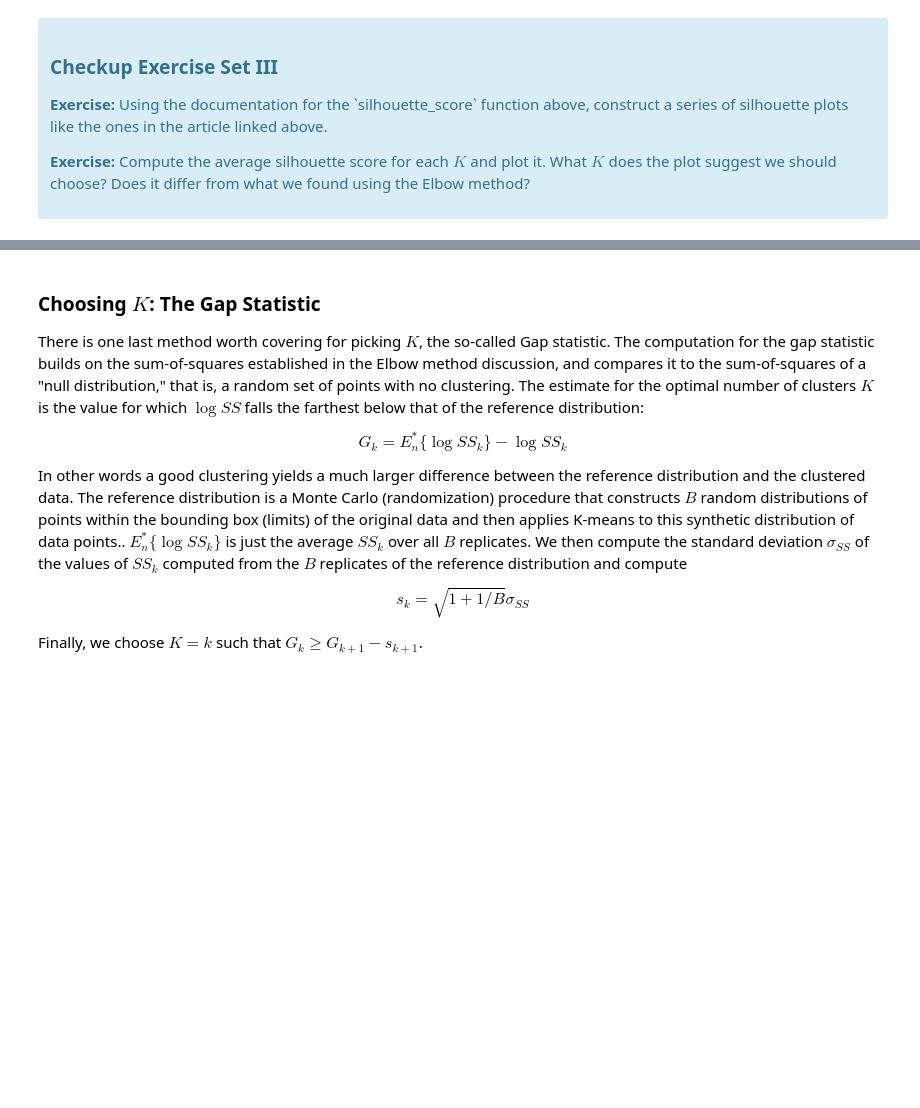
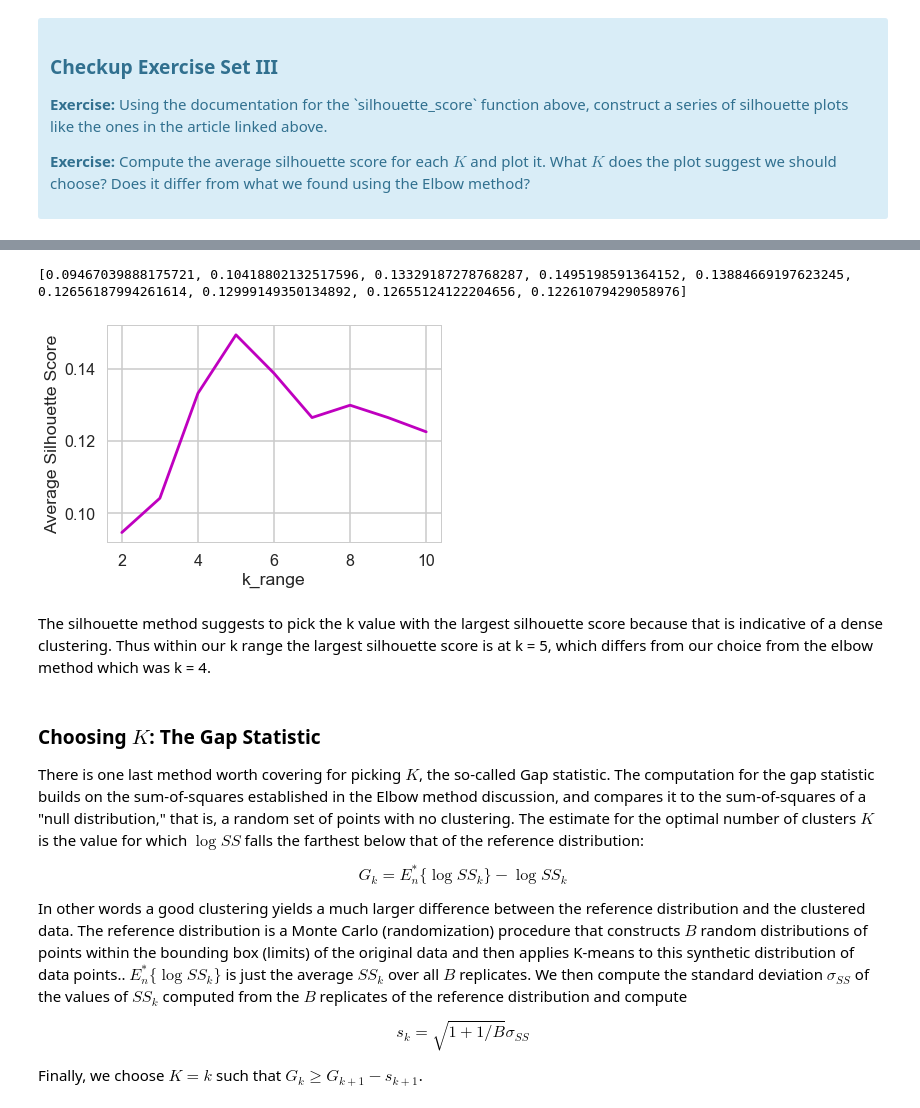
Before and after one commit to karahahn/clustering-customer-segmentation, a Jupyter notebook: Mini_Project_Clustering.ipynb, the cells around one changed output, grey strips where cells are left out. Drawn from its saved outputs; the diff is of its cells as text; code cells hidden in the pictures; blank space fills up the shorter version.

```diff
--- a/Mini_Project_Clustering.ipynb
+++ b/Mini_Project_Clustering.ipynb
@@ -188,3 +265,22 @@ Fortunately, scikit-learn provides a function to compute this for us (phew!) cal
+# %%
+# plot the average silhouette score for each KK.
+ys=[]
+for k in k_range:
+    clusterer = KMeans(n_clusters = k, random_state=5)
+    cluster_labels = clusterer.fit_predict(x_cols)
+    labels = clusterer.labels_
+    ys.append(silhouette_score(x_cols, labels))
+
+plt.plot(k_range, ys, color='m')
+plt.xlabel('k_range')
+plt.ylabel('Average Silhouette Score')
+## best K=5
+print(ys)
+# %% [output]
+[0.09467039888175721, 0.10418802132517596, 0.13329187278768287, 0.1495198591364152, 0.13884669197623245, 0.12656187994261614, 0.12999149350134892, 0.12655124122204656, 0.12261079429058976]
+[figure, added]
+# %% [markdown]
+The silhouette method suggests to pick the k value with the largest silhouette score because that is indicative of a dense clustering. Thus within our k range the largest silhouette score is at k = 5, which differs from our choice from the elbow method which was k = 4.
 # %% [markdown]
 ### Choosing $K$: The Gap Statistic
 
```
Also changed, not shown: parts of 28 cells of this notebook.
